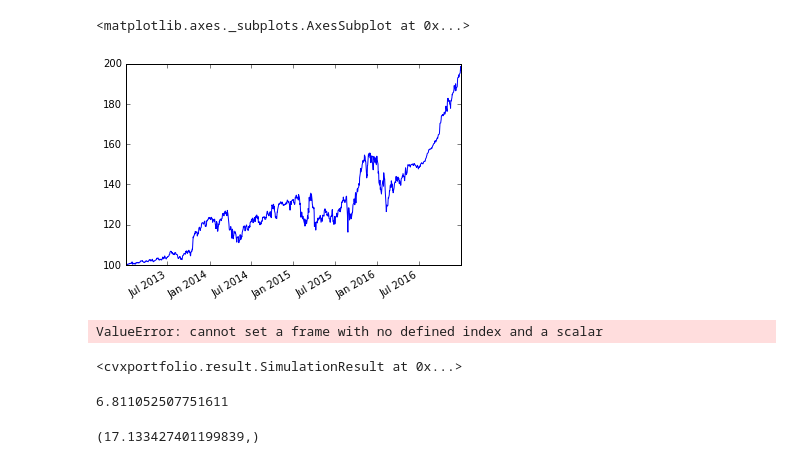
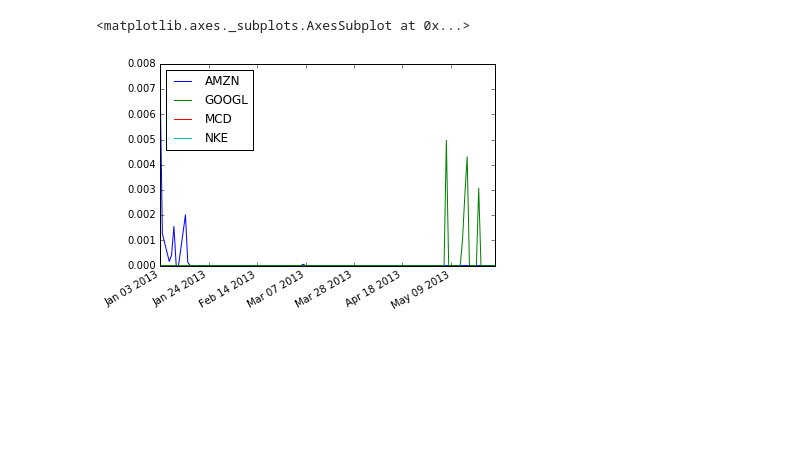
Before and after one commit to cvxgrp/cvxportfolio, a Jupyter notebook: HelloWorld.ipynb, the cells around one changed output. Saved outputs shown, nothing was run; the diff lists cells and outputs as text; code cells hidden in the pictures; blank space fills up the shorter version.

```diff
--- a/HelloWorld.ipynb
+++ b/HelloWorld.ipynb
@@ -7,7 +7,7 @@ import quandl
 import cvxportfolio as cp
 # %%
 # Get problem data
-tickers = ['AMZN', 'GOOGL', 'MAC', 'NKE']
+tickers = ['AMZN', 'GOOGL', 'MCD', 'NKE']
 start_date='2012-01-01'
 end_date='2016-12-31'
 returns = pd.DataFrame(dict([(ticker, quandl.get('WIKI/'+ticker,
@@ -18,10 +18,10 @@ returns[["USDOLLAR"]]=quandl.get('FRED/DTB3', start_date=start_date, end_date=en
 returns = returns.fillna(method='ffill').iloc[1:]
 # %%
 spread=pd.DataFrame(index=returns.index, columns=returns.columns[:-1], data=10E-4) ##TODO
-tcost_model=cp.TcostModel(spread=spread, nonlin_term=False)
+tcost_model=cp.TcostModel(spread=10E-4, nonlin_term=False) ## nonlin term should be inferred
 borrow_costs=pd.DataFrame(index=returns.index, columns=returns.columns[:-1], data=1E-4) ##TODO
 hcost_model=cp.HcostModel(borrow_costs=borrow_costs)
 
 #estimates
-r_hat = pd.rolling_mean(returns, window=250, min_periods=250).iloc[250:]
-Sigma_hat = pd.rolling_cov(returns, window=250, min_periods=250).iloc[250:]
+r_hat = returns.rolling(center=False, window=250, min_periods=250).mean().shift(1).dropna()
+Sigma_hat = returns.rolling(center=False, window=250, min_periods=250).cov().shift(1,0,0).dropna()
@@ -28,3 +54,8 @@ Sigma_hat = pd.rolling_cov(returns, window=250, min_periods=250).iloc[250:]
+# %%
+# do this thresholding, at 4 basis points
+
+r_hat[r_hat>4E-4]=4E-4
+r_hat[r_hat<-4E-4]=-4E-4
 # %%
 #### Set up optimization
 alpha_source = cp.AlphaSource(r_hat)
@@ -54,10 +110,5 @@ result.w.plot(figsize=(14,6))
 # %%
-result.v.plot()
+result.simulator_TcostModel.head(100).plot()
 # %% [output]
 <matplotlib.axes._subplots.AxesSubplot at 0x...>
-[figure, old version]
+[figure, new version]
-# %%
-summary=pd.DataFrame()
-summary.loc[:,r'R^\text{p}'] = .1
-# %% [output]
-ValueError: cannot set a frame with no defined index and a scalar
@@ -66,12 +114,0 @@ su
-# %%
-pd.DataFrame()
-# %% [output]
-<cvxportfolio.result.SimulationResult at 0x...>
-# %%
-result.excess_returns.mean()*100*250
-# %% [output]
-6.811052507751611
-# %%
-result.excess_returns.std()*100*np.sqrt(250),
-# %% [output]
-(17.133427401199839,)
```
Also changed, not shown: parts of 14 cells of this notebook.
